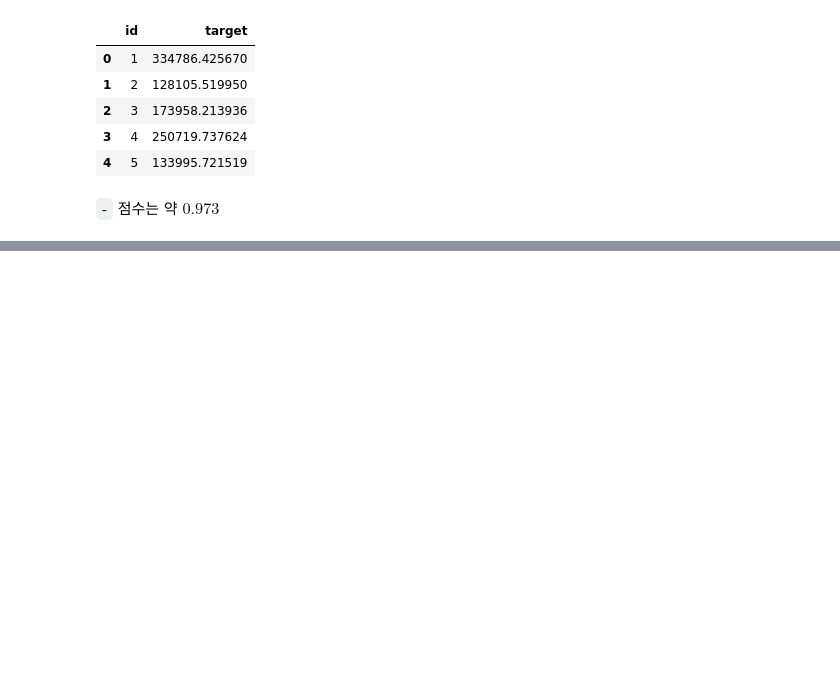
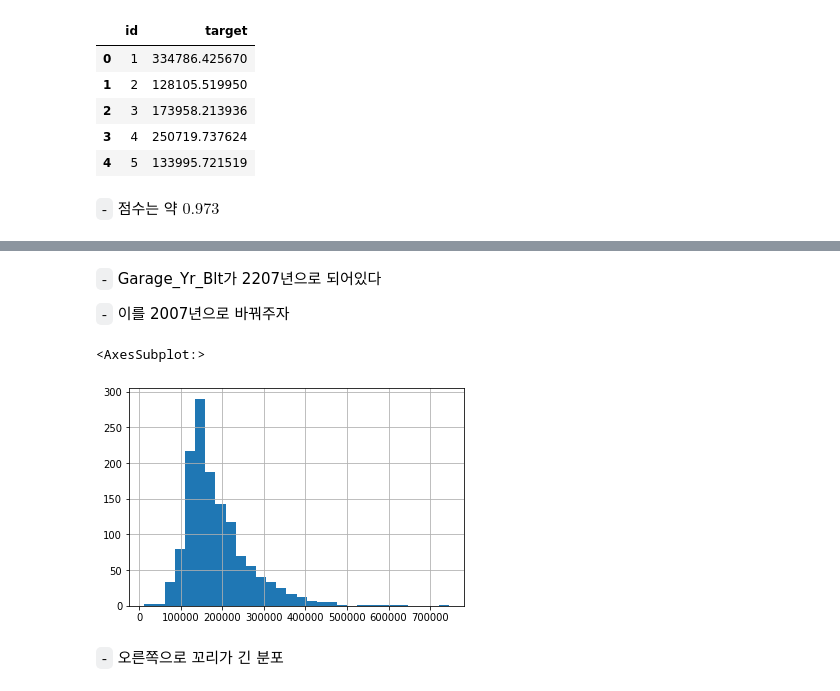
Before and after one commit to Jaesu26/Dacon-Basic, a Jupyter notebook: 집값-예측/집값-모델링/2022-01-26-집값-부스팅.ipynb, the cells around one changed output, grey strips where cells are left out. Saved outputs shown, nothing was run; the diff lists cells and outputs as text; code cells hidden in the pictures; blank space fills up the shorter version.

```diff
--- a/집값-예측/집값-모델링/2022-01-26-집값-부스팅.ipynb
+++ b/집값-예측/집값-모델링/2022-01-26-집값-부스팅.ipynb
@@ -1607,0 +1643,4 @@ submission.to_csv('C:/Users/Jaesu/github_desktop/Dacon-Basic/집값-예측/Data/
+# %%
+## 공백과 슬래쉬를 _로 대체 1을 숫자가 아닌 다른 문자로 바꿈
+df.rename(columns = dict(zip(df.columns, [column.replace(' ', '_').replace('/', '_').replace('1', 'Fir') for column in df.columns])), inplace = True)
+test.rename(columns = dict(zip(test.columns, [column.replace(' ', '_').replace('/', '_').replace('1', 'Fir') for column in test.columns])), inplace = True)
@@ -1607,0 +1659,10 @@ submission.to_csv('C:/Users/Jaesu/github_desktop/Dacon-Basic/집값-예측/Data/
+# %%
+def label_encoding(data):
+    grade_label = ['Po', 'Fa', 'TA', 'Gd', 'Ex'] ## 0~4점
+
+    for grade, label in enumerate(grade_label):
+        if data == label:
+            return grade
+# %%
+for col in df.columns[df.dtypes == 'object']:
+    df[col] = df[col].apply(lambda x: label_encoding(x))
@@ -1607,0 +1688,13 @@ submission.to_csv('C:/Users/Jaesu/github_desktop/Dacon-Basic/집값-예측/Data/
+# %% [markdown]
+`-` Garage_Yr_Blt가 2207년으로 되어있다
+
+`-` 이를 2007년으로 바꿔주자
+# %%
+df.loc[254, 'Garage_Yr_Blt'] = 2007
+# %%
+df.target.hist(bins = 30)
+# %% [output]
+<AxesSubplot:>
+[figure, added]
+# %% [markdown]
+`-` 오른쪽으로 꼬리가 긴 분포
```
Also changed, not shown: parts of 110 cells of this notebook.
